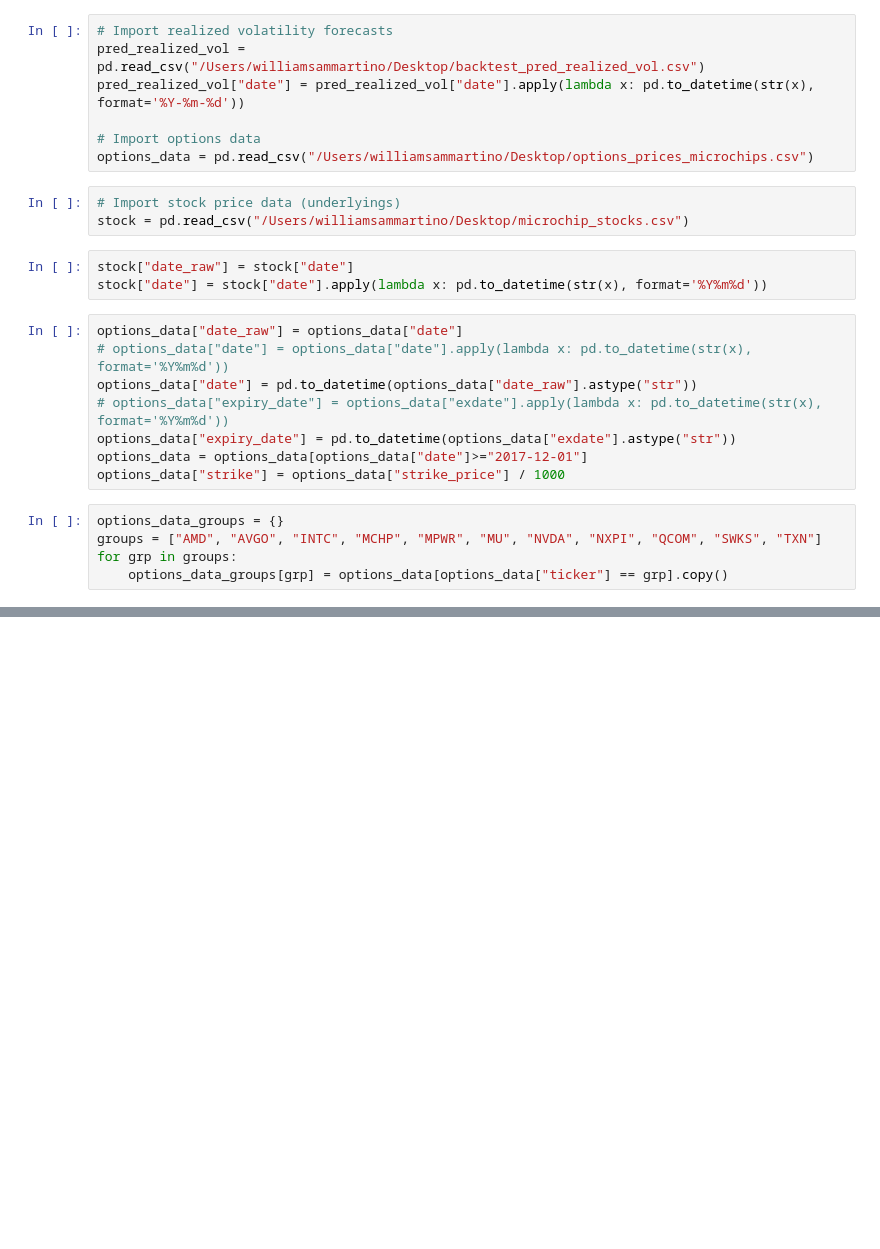
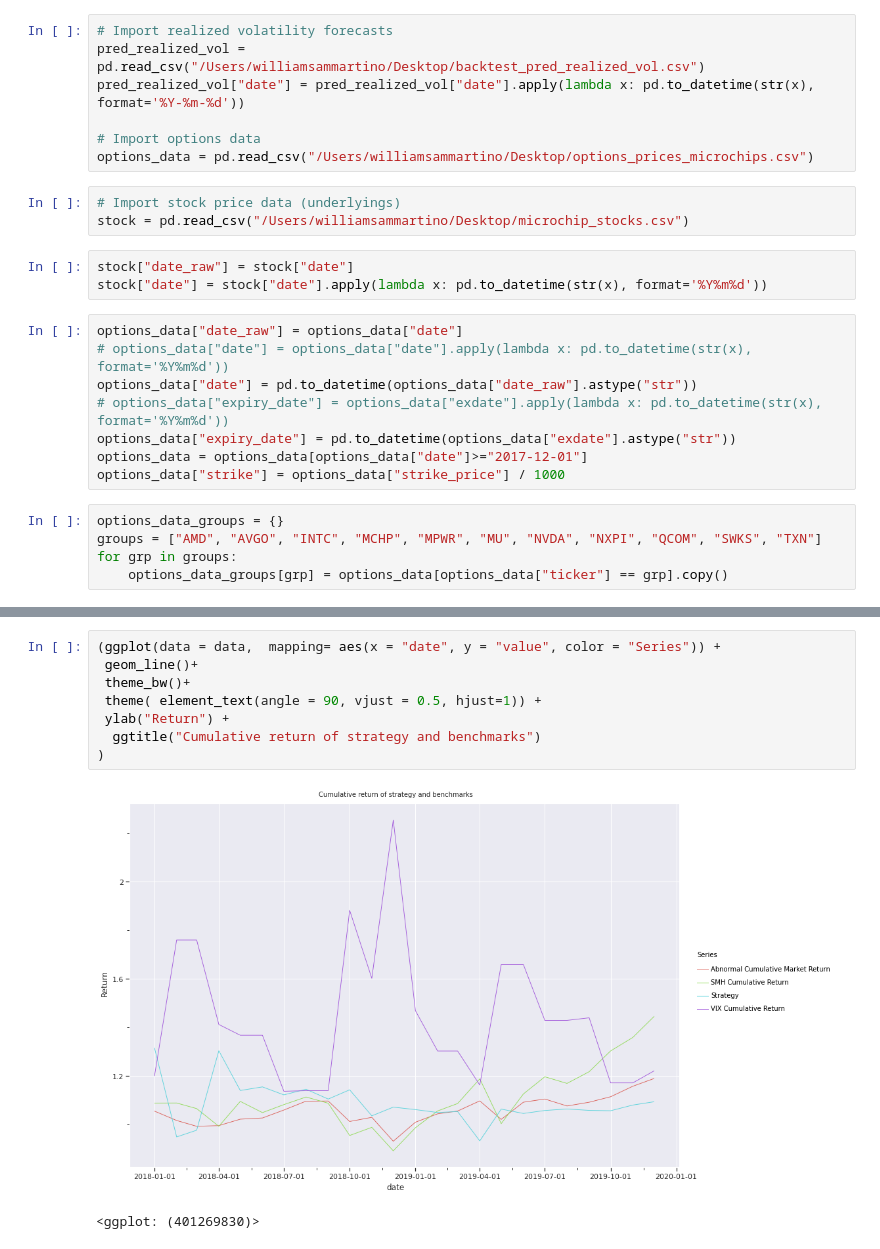
Before and after one commit to stochasticwut/Volatility_Surface_Spread_Trading_Strategy, a Jupyter notebook: Vol Cone Strategy.ipynb, the cells around one changed output, grey strips where cells are left out. Cells and saved outputs as stored; diff of their text form; blank space fills up the shorter version.

Commit message:
Added strategy notebook

```diff
--- a/Vol Cone Strategy.ipynb
+++ b/Vol Cone Strategy.ipynb
@@ -749,0 +1256,11 @@ pd.concat(portfolio)[['ticker',  'cp_flag', 'days_to_expiry', 'strike', 'best_bi
+# %%
+(ggplot(data = data,  mapping= aes(x = "date", y = "value", color = "Series")) +
+ geom_line()+
+ theme_bw()+
+ theme( element_text(angle = 90, vjust = 0.5, hjust=1)) +
+ ylab("Return") +
+  ggtitle("Cumulative return of strategy and benchmarks")
+)
+# %% [output]
+[figure, added]
+<ggplot: (401269830)>
```
Also changed, not shown: parts of 35 cells of this notebook, 1 other file.
